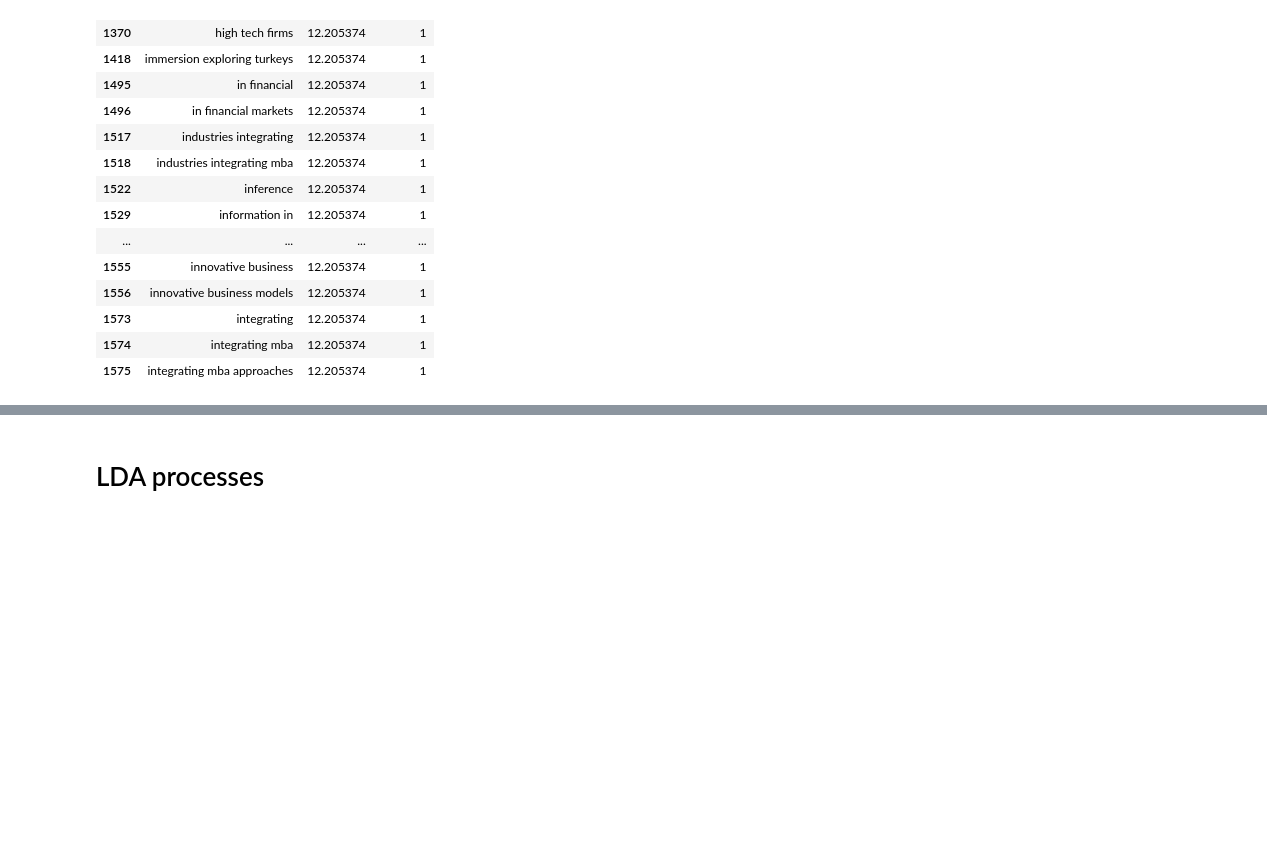
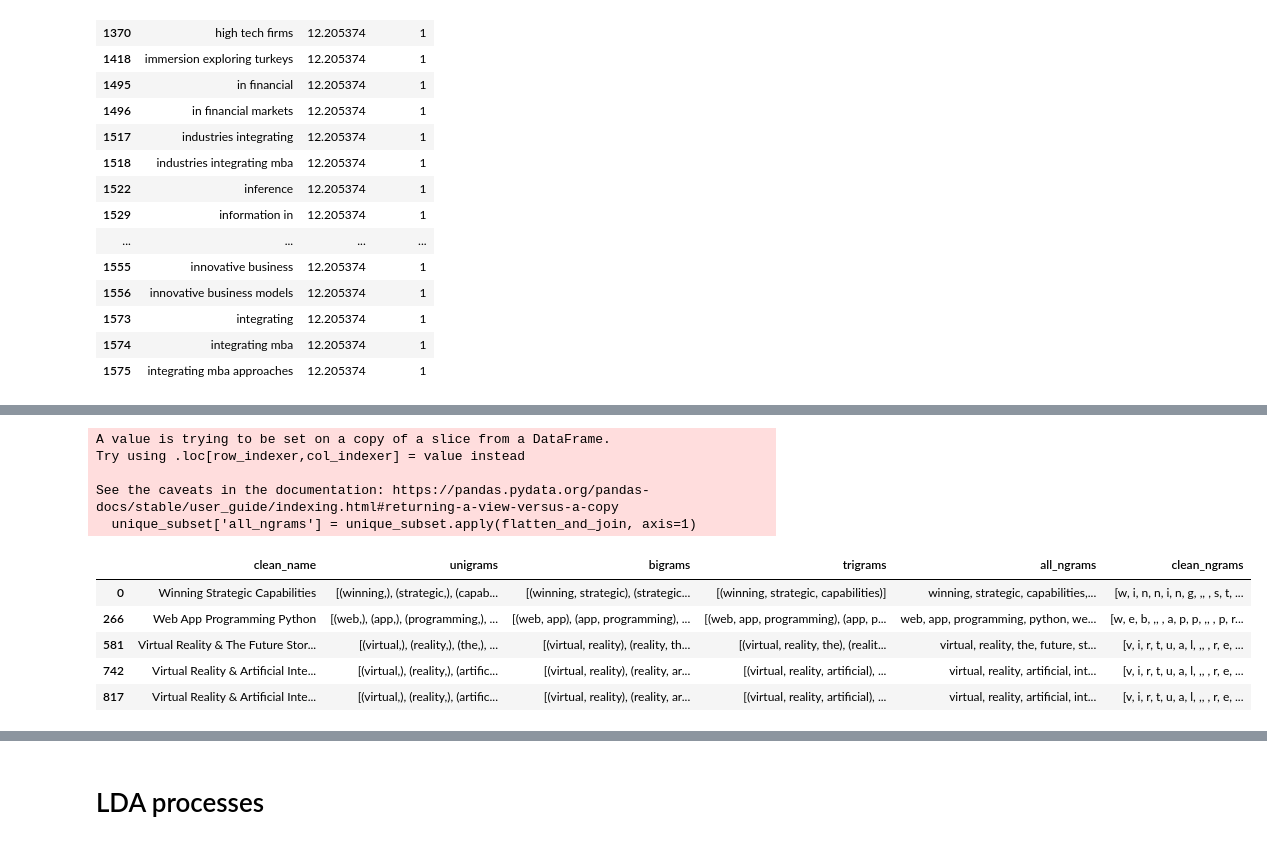
Before and after one commit to dyuthiii/CBS-Github-DND, a Jupyter notebook: Student Cluster Analysis and LDA-20250714T173604Z-1-001/Student Cluster Analysis and LDA/Student Cluster Analysis GDrive/NLP_LDA_coursenames_colab.ipynb, the cells around one changed output, grey strips where cells are left out. Saved outputs shown, nothing was run; the diff lists cells and outputs as text; code cells hidden in the pictures; blank space fills up the shorter version.

```diff
--- a/Student Cluster Analysis and LDA-20250714T173604Z-1-001/Student Cluster Analysis and LDA/Student Cluster Analysis GDrive/NLP_LDA_coursenames_colab.ipynb
+++ b/Student Cluster Analysis and LDA-20250714T173604Z-1-001/Student Cluster Analysis and LDA/Student Cluster Analysis GDrive/NLP_LDA_coursenames_colab.ipynb
@@ -340,0 +364,13 @@ idf_df.head(20)
+# %%
+subset = df[['clean_name', 'unigrams', 'bigrams', 'trigrams']].copy()
+
+# Convert unhashable list columns to strings
+subset['unigrams'] = subset['unigrams'].astype(str)
+subset['bigrams'] = subset['bigrams'].astype(str)
+subset['trigrams'] = subset['trigrams'].astype(str)
+
+# Now drop duplicates safely
+unique_subset = subset.drop_duplicates()
+
+# Check it
+unique_subset.head()
@@ -340,0 +406,39 @@ idf_df.head(20)
+# %%
+def flatten_and_join(row):
+    def tuple_to_str(t):
+        if isinstance(t, (tuple, list)):
+            return " ".join(t)
+        elif isinstance(t, str):
+            return t
+        else:
+            return ""
+
+    def safe_get(col):
+        val = row[col]
+        if isinstance(val, list):
+            return val
+        else:
+            return []
+
+    unigrams = safe_get('unigrams')
+    bigrams = safe_get('bigrams')
+    trigrams = safe_get('trigrams')
+
+    all_ngrams = [tuple_to_str(t) for t in (unigrams + bigrams + trigrams) if t]
+    return ", ".join(all_ngrams)
+
+unique_subset['all_ngrams'] = unique_subset.apply(flatten_and_join, axis=1)
+
+unique_subset.head()
+# %% [output]
+A value is trying to be set on a copy of a slice from a DataFrame.
+Try using .loc[row_indexer,col_indexer] = value instead
+
+See the caveats in the documentation: https://pandas.pydata.org/pandas-docs/stable/user_guide/indexing.html#returning-a-view-versus-a-copy
+  unique_subset['all_ngrams'] = unique_subset.apply(flatten_and_join, axis=1)
+|  | clean_name | unigrams | bigrams | trigrams | all_ngrams | clean_ngrams |
+| 0 | Winning Strategic Capabilities | [(winning,), (strategic,), (capab... | [(winning, strategic), (strategic... | [(winning, strategic, capabilities)] | winning, strategic, capabilities,... | [w, i, n, n, i, n, g, ,, , s, t, ... |
+| 266 | Web App Programming Python | [(web,), (app,), (programming,), ... | [(web, app), (app, programming), ... | [(web, app, programming), (app, p... | web, app, programming, python, we... | [w, e, b, ,, , a, p, p, ,, , p, r... |
+| 581 | Virtual Reality & The Future Stor... | [(virtual,), (reality,), (the,), ... | [(virtual, reality), (reality, th... | [(virtual, reality, the), (realit... | virtual, reality, the, future, st... | [v, i, r, t, u, a, l, ,, , r, e, ... |
+| 742 | Virtual Reality & Artificial Inte... | [(virtual,), (reality,), (artific... | [(virtual, reality), (reality, ar... | [(virtual, reality, artificial), ... | virtual, reality, artificial, int... | [v, i, r, t, u, a, l, ,, , r, e, ... |
+| 817 | Virtual Reality & Artificial Inte... | [(virtual,), (reality,), (artific... | [(virtual, reality), (reality, ar... | [(virtual, reality, artificial), ... | virtual, reality, artificial, int... | [v, i, r, t, u, a, l, ,, , r, e, ... |
```
Also changed, not shown: parts of 39 cells of this notebook, 2 other files.
